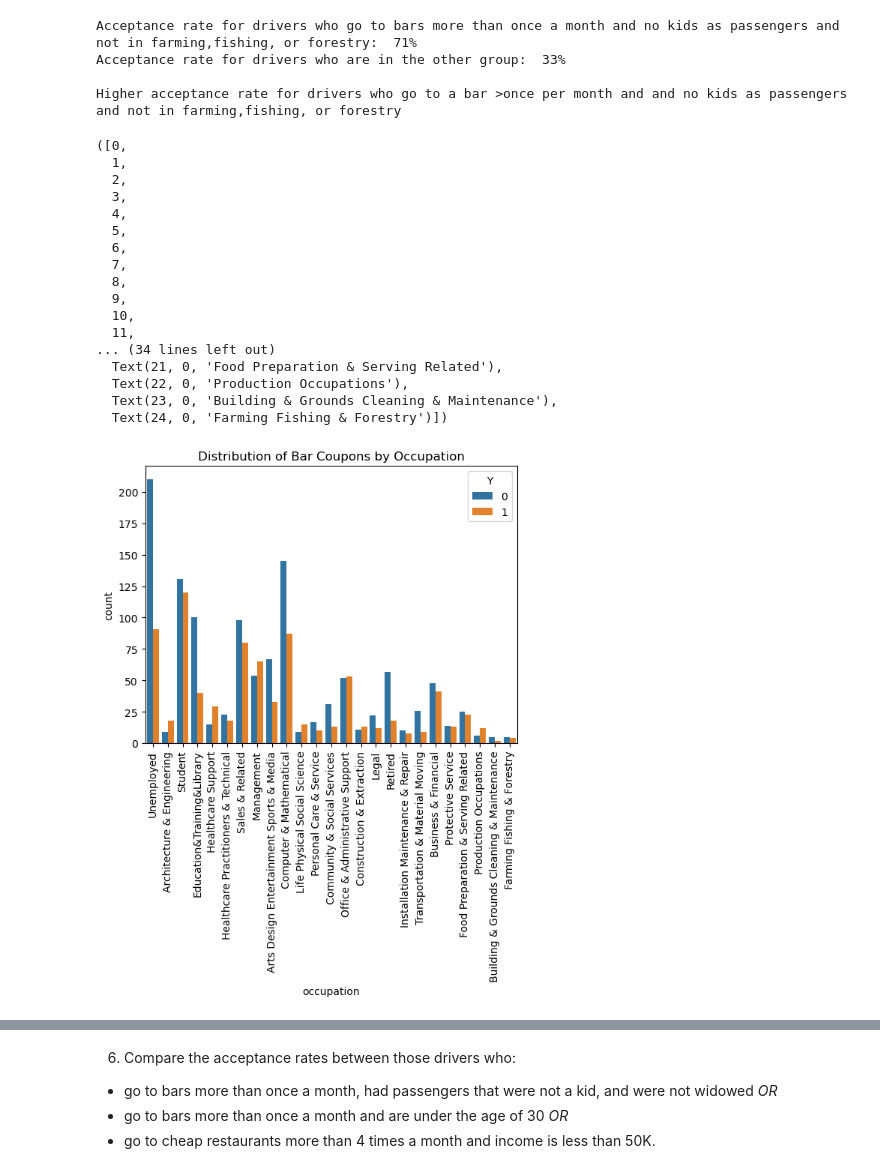
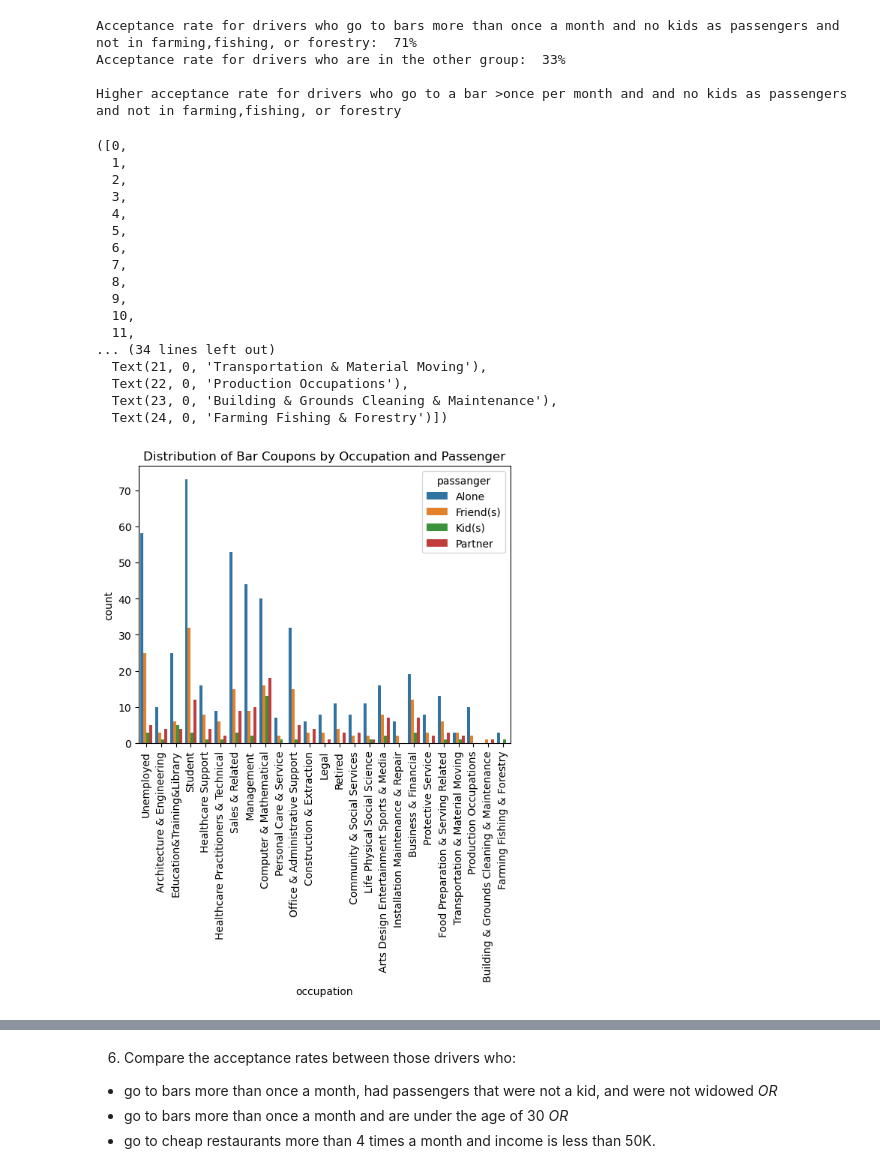
Before and after one commit to sajitha-03/Coupon_Acceptance_Rate, a Jupyter notebook: prompt.ipynb, the cells around one changed output, grey strips where cells are left out. Drawn from its saved outputs; the diff is of its cells as text; code cells hidden in the pictures.

```diff
--- a/prompt.ipynb
+++ b/prompt.ipynb
@@ -177,7 +177,7 @@ Now, we will lead you through an exploration of just the bar related coupons.
 1. Create a new `DataFrame` that contains just the bar coupons.
 # %%
 bar_data = data1[data1["coupon"] == "Bar"]
-bar_data
+bar_accepted_data = bar_data[bar_data["Y"] == 1]
 
 # Visualize "Bar values"
 sns.countplot(data = bar_data, x="Bar", hue="Y")
@@ -295,25 +283,25 @@ Acceptance rate for drivers who are in the other group:  33%
 
 Higher acceptance rate for drivers who go to a bar >once per month and and no kids as passengers and not in farming,fishing, or forestry
 # %%
-sns.countplot(data = bar_data, x= "occupation", hue = "Y", legend="brief")
-plt.title("Distribution of Bar Coupons by Occupation")
+sns.countplot(data = bar_accepted_data, x= "occupation", hue = "passanger", legend="brief")
+plt.title("Distribution of Bar Coupons by Occupation and Passenger")
 plt.xticks(rotation = 90)
 # %% [output]
 ([0,
   1,
   2,
   3,
   4,
   5,
   6,
   7,
   8,
   9,
   10,
   11,
 ... (34 lines left out)
-  Text(21, 0, 'Food Preparation & Serving Related'),
+  Text(21, 0, 'Transportation & Material Moving'),
   Text(22, 0, 'Production Occupations'),
   Text(23, 0, 'Building & Grounds Cleaning & Maintenance'),
   Text(24, 0, 'Farming Fishing & Forestry')])
-[figure, old version]
+[figure, new version]
```
Also changed, not shown: parts of 19 cells of this notebook, 1 other file.
